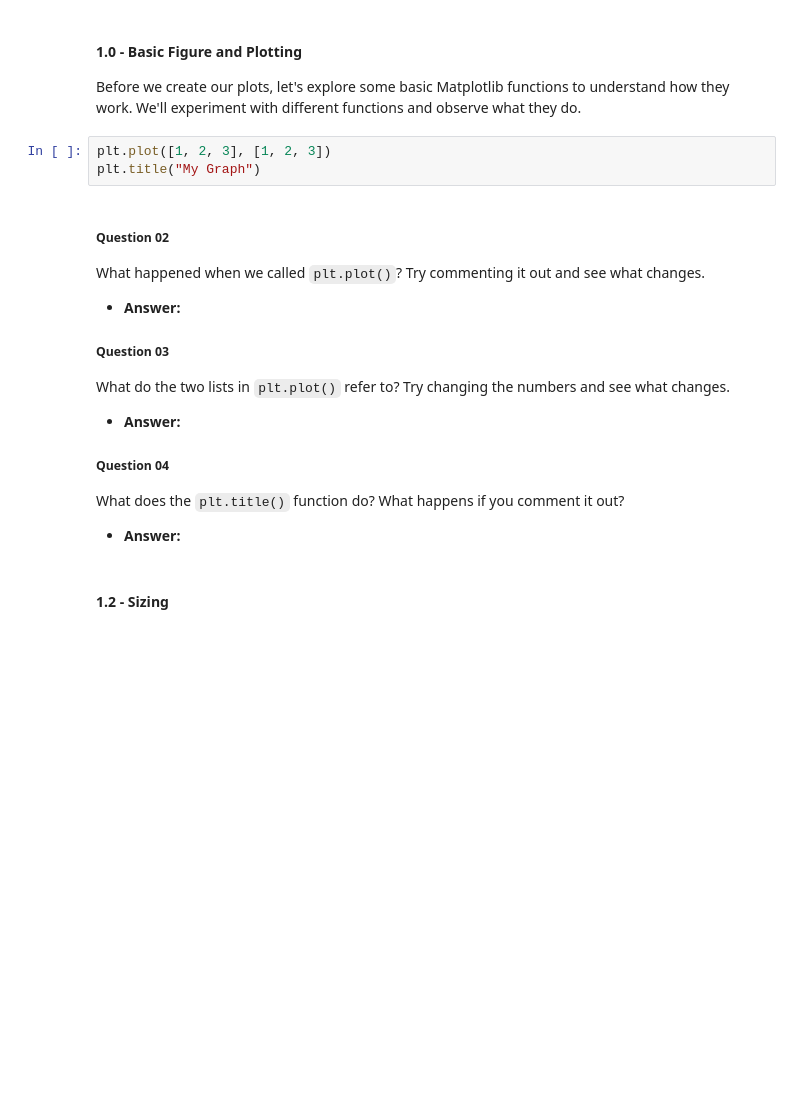
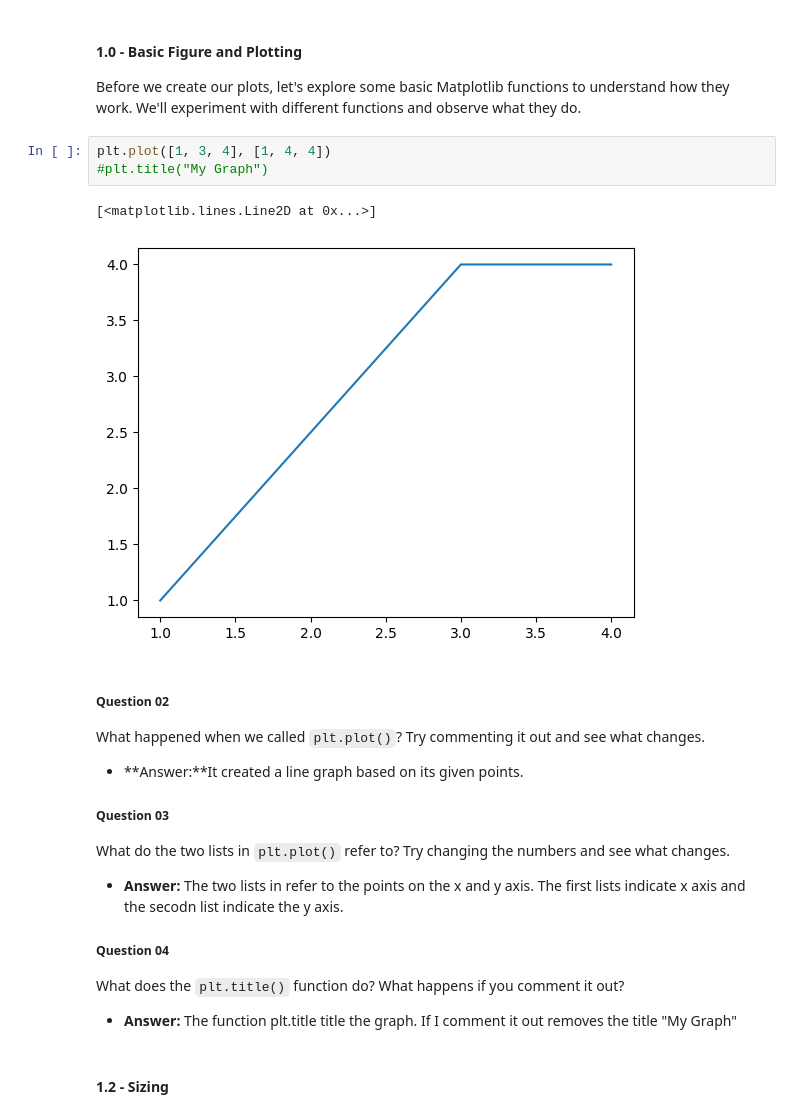
Before and after one commit to dilisa25/unit-3-ai, a Jupyter notebook: 02-intro/intro-to-notebooks.ipynb, the cells around one changed output. Cells and saved outputs as stored; diff of their text form; blank space fills up the shorter version.

```diff
--- a/02-intro/intro-to-notebooks.ipynb
+++ b/02-intro/intro-to-notebooks.ipynb
@@ -114,20 +117,22 @@ import matplotlib.pyplot as plt
 #### 1.0 - Basic Figure and Plotting
 Before we create our plots, let's explore some basic Matplotlib functions to understand how they work. We'll experiment with different functions and observe what they do.
 # %%
-plt.plot([1, 2, 3], [1, 2, 3])
-plt.title("My Graph")
+plt.plot([1, 3, 4], [1, 4, 4])
+#plt.title("My Graph")
+# %% [output]
+[<matplotlib.lines.Line2D at 0x...>]
+[figure, added]
 # %% [markdown]
 ##### Question 02
 What happened when we called `plt.plot()`? Try commenting it out and see what changes.
-- **Answer:**
-
+- **Answer:**It created a line graph based on its given points.
 ##### Question 03
 What do the two lists in `plt.plot()` refer to? Try changing the numbers and see what changes.
 - **Answer:**
-
+The two lists in refer to the points on the x and y axis. The first lists indicate x axis and the secodn list indicate the y axis.
 ##### Question 04
 What does the `plt.title()` function do? What happens if you comment it out?
-- **Answer:**
+- **Answer:** The function plt.title title the graph. If I comment it out removes the title "My Graph"
 # %% [markdown]
 #### 1.2 - Sizing
 # %%
```
Also changed, not shown: parts of 21 cells of this notebook.
